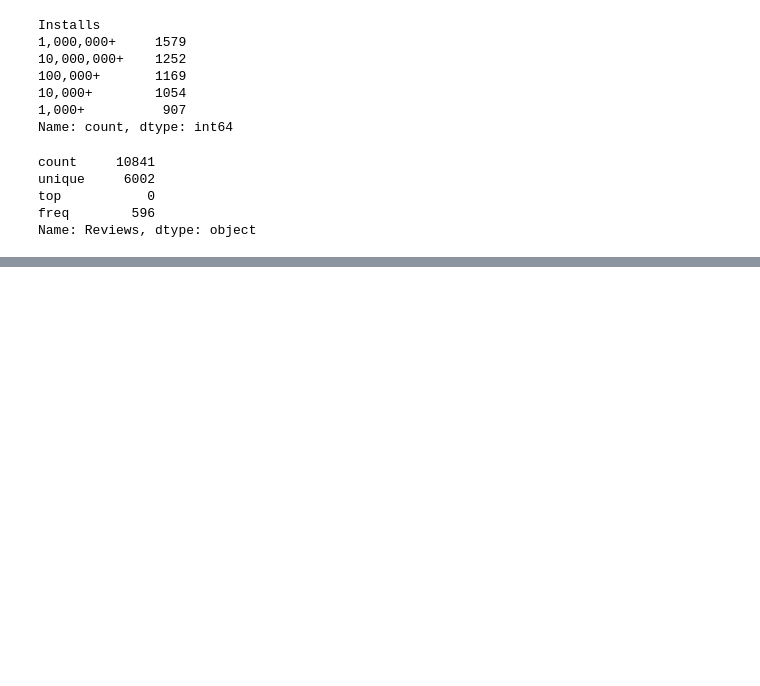
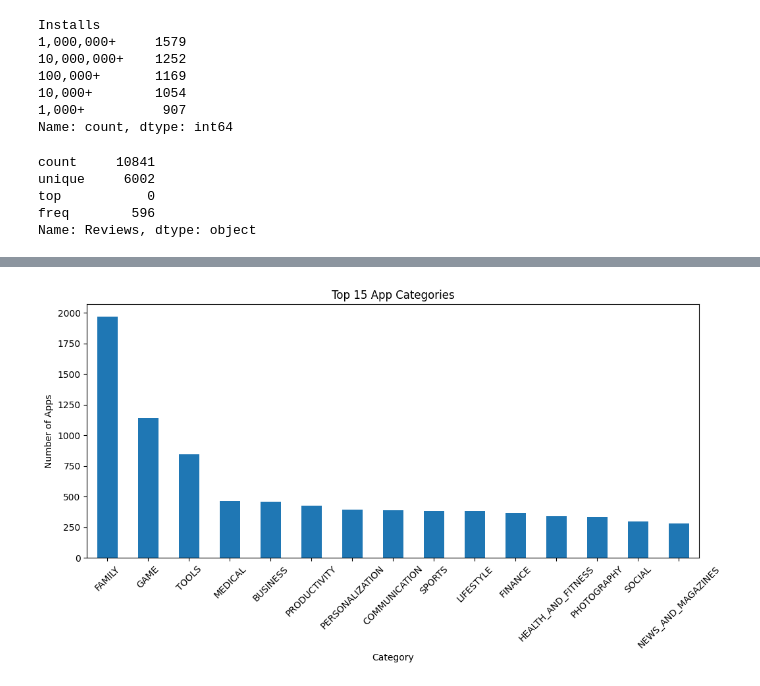
Before and after one commit to AnnaBeklaryan/data-visualization, a Jupyter notebook: notebooks/playstore_eda.ipynb, the cells around one changed output, grey strips where cells are left out. Saved outputs shown, nothing was run; the diff lists cells and outputs as text; code cells hidden in the pictures; blank space fills up the shorter version.

```diff
--- a/notebooks/playstore_eda.ipynb
+++ b/notebooks/playstore_eda.ipynb
@@ -223,0 +236,14 @@ apps.sort_values("Reviews", ascending=False).head()
+# %%
+plt.figure(figsize=(12,5))
+
+apps["Category"].value_counts().head(15).plot(kind="bar")
+
+plt.title("Top 15 App Categories")
+plt.xlabel("Category")
+plt.ylabel("Number of Apps")
+
+plt.xticks(rotation=45)
+
+plt.show()
+# %% [output]
+[figure, added]
```
Also changed, not shown: parts of 10 cells of this notebook.
